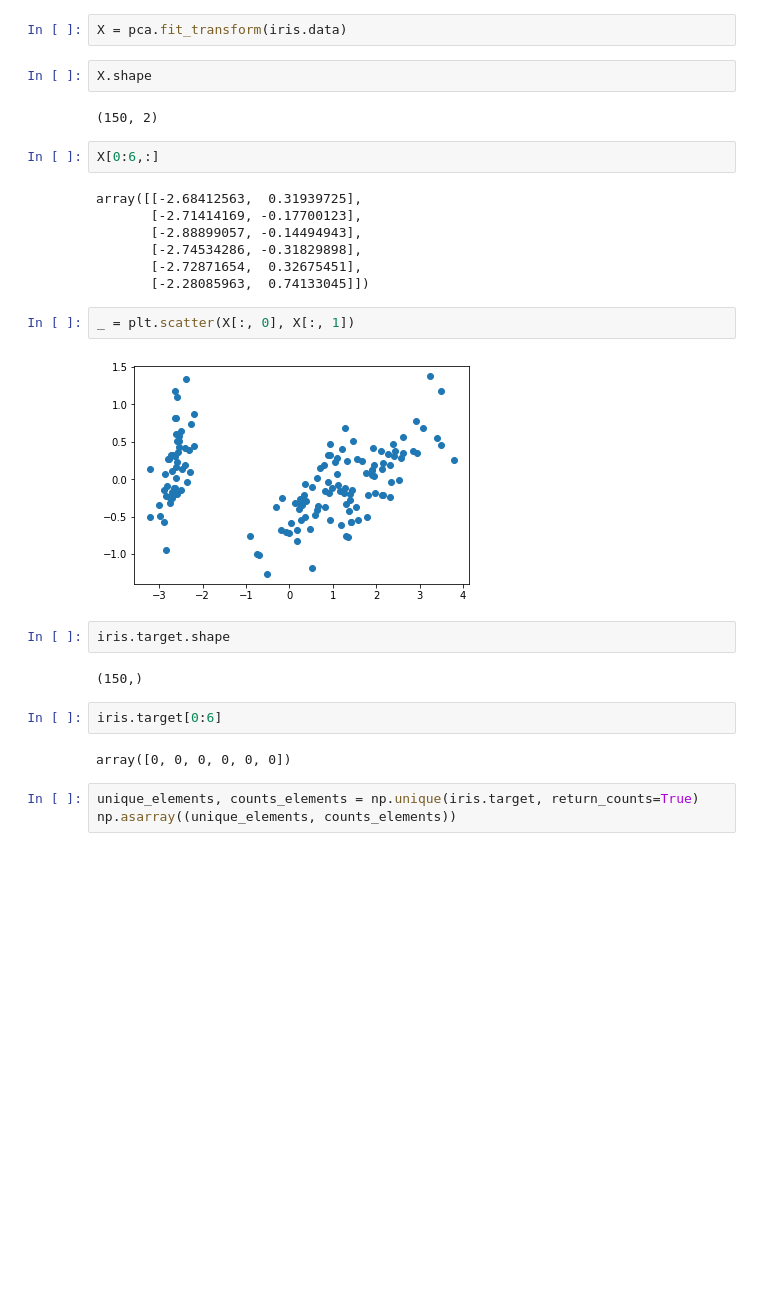
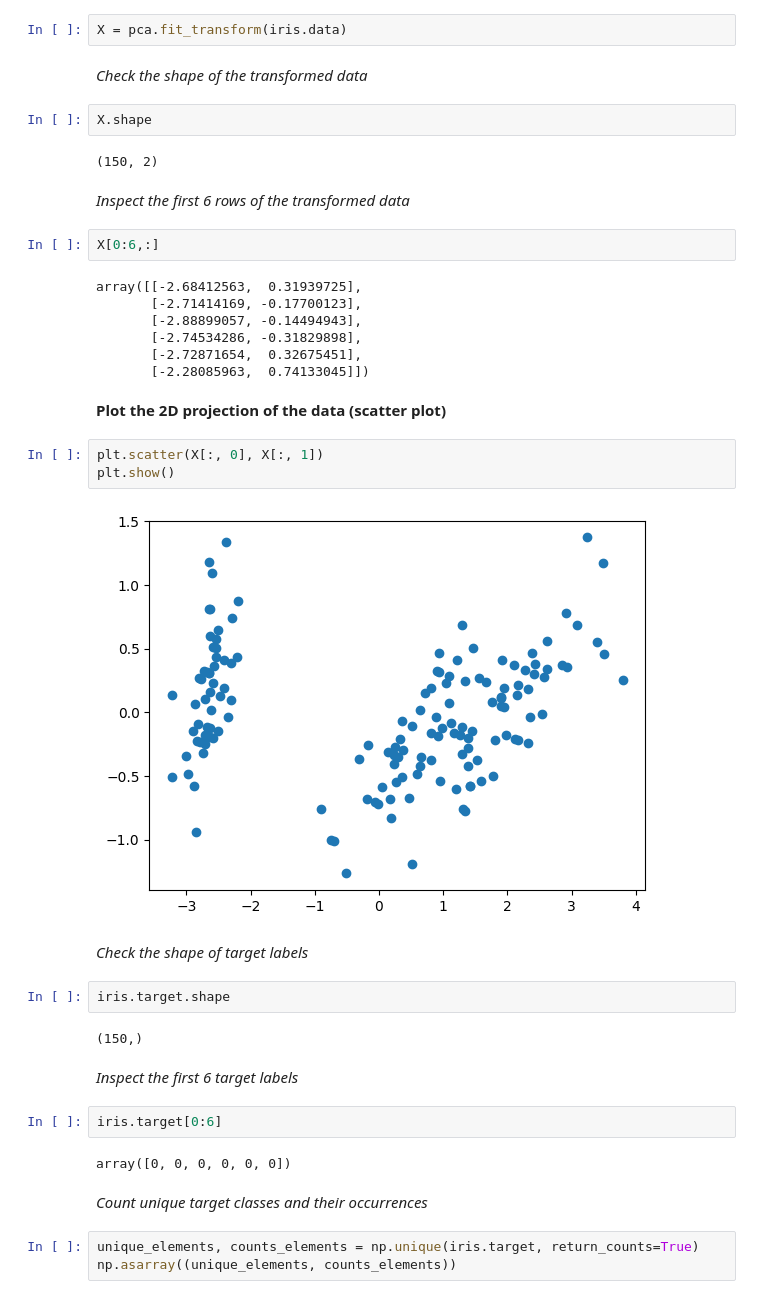
Before and after one commit to mharis-ai/ml-ai-learning-journey, a Jupyter notebook: phase03-mathematics-for-machine-learning/course03-linear-algebra-for-machine learning/linear-algebra-ii-matrix-operations/segment02-matrix-operations-for-machine-learning.ipynb, the cells around one changed output. Cells and saved outputs as stored; diff of their text form; blank space fills up the shorter version.

```diff
--- a/phase03-mathematics-for-machine-learning/course03-linear-algebra-for-machine learning/linear-algebra-ii-matrix-operations/segment02-matrix-operations-for-machine-learning.ipynb
+++ b/phase03-mathematics-for-machine-learning/course03-linear-algebra-for-machine learning/linear-algebra-ii-matrix-operations/segment02-matrix-operations-for-machine-learning.ipynb
@@ -419,9 +775,13 @@ pca = PCA(n_components=2)
 # %%
 X = pca.fit_transform(iris.data)
+# %% [markdown]
+*Check the shape of the transformed data*
 # %%
 X.shape
 # %% [output]
 (150, 2)
+# %% [markdown]
+*Inspect the first 6 rows of the transformed data*
 # %%
 X[0:6,:]
 # %% [output]
@@ -431,18 +791,27 @@ array([[-2.68412563,  0.31939725],
        [-2.74534286, -0.31829898],
        [-2.72871654,  0.32675451],
        [-2.28085963,  0.74133045]])
+# %% [markdown]
+**Plot the 2D projection of the data (scatter plot)**
 # %%
-_ = plt.scatter(X[:, 0], X[:, 1])
+plt.scatter(X[:, 0], X[:, 1])
+plt.show()
 # %% [output]
-[figure, old version]
+[figure, new version]
+# %% [markdown]
+*Check the shape of target labels*
 # %%
 iris.target.shape
 # %% [output]
 (150,)
+# %% [markdown]
+*Inspect the first 6 target labels*
 # %%
 iris.target[0:6]
 # %% [output]
 array([0, 0, 0, 0, 0, 0])
+# %% [markdown]
+*Count unique target classes and their occurrences*
 # %%
 unique_elements, counts_elements = np.unique(iris.target, return_counts=True)
 np.asarray((unique_elements, counts_elements))
```
Also changed, not shown: parts of 257 cells of this notebook, 1 other file.
